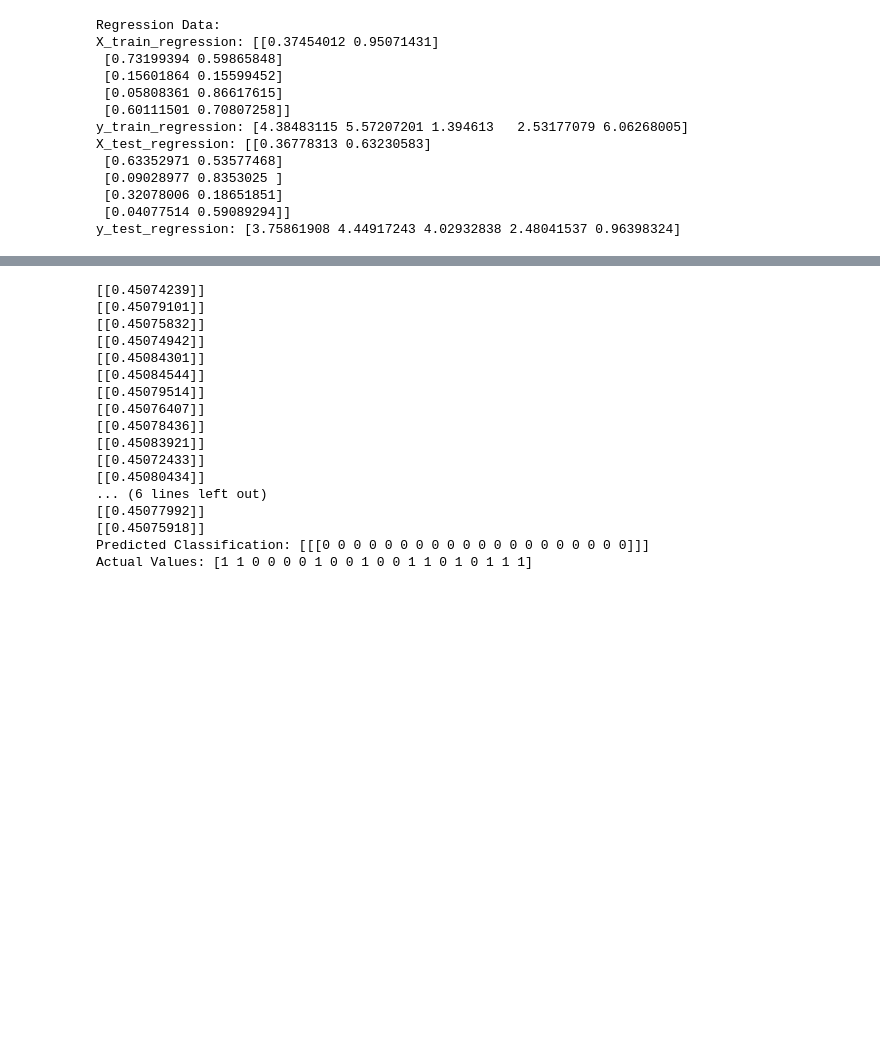
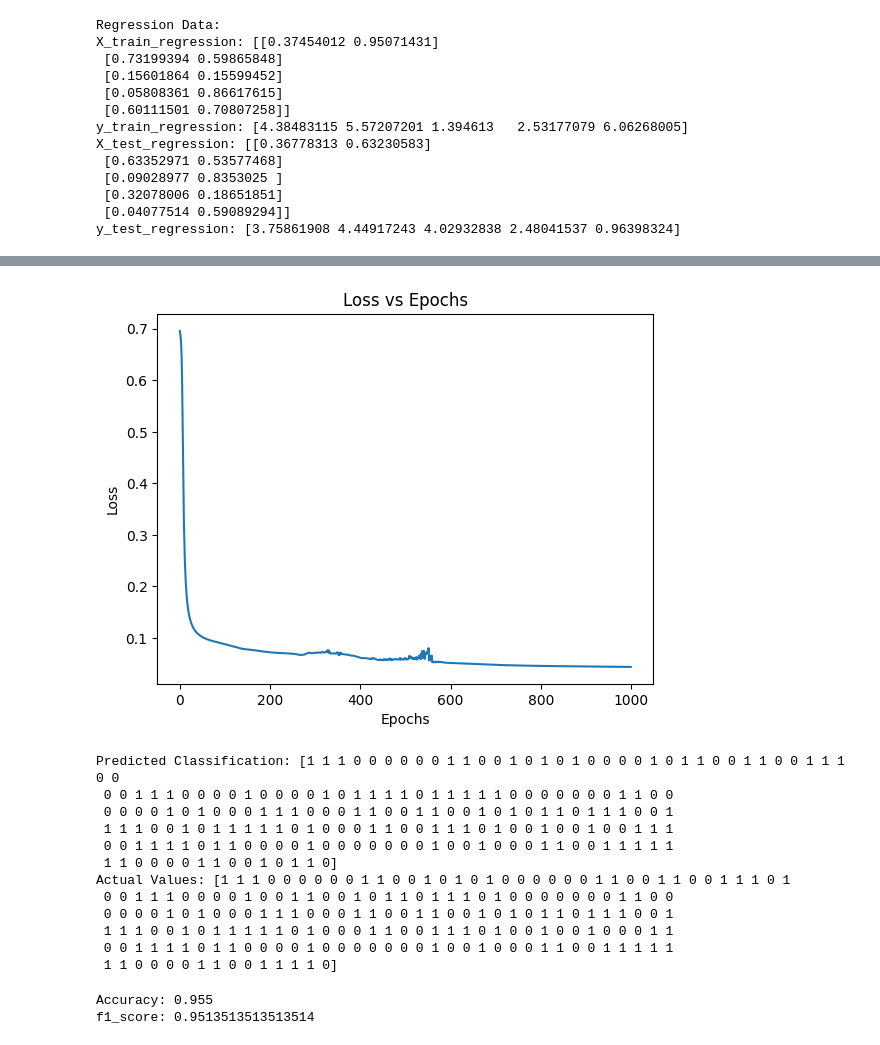
Before and after one commit to DaniyalAhm/scikit-learn_in_C-, a Jupyter notebook: Neural-Networks.ipynb, the cells around one changed output, grey strips where cells are left out. Saved outputs shown, nothing was run; the diff lists cells and outputs as text; code cells hidden in the pictures; blank space fills up the shorter version.

Commit message:
finished a simple neural network for classifcation

```diff
--- a/Neural-Networks.ipynb
+++ b/Neural-Networks.ipynb
@@ -685,7 +683,7 @@ import numpy as np
 np.random.seed(42)
 
 # Generate synthetic data for classification with 10 features
-num_samples = 10_000
+num_samples = 1000
 num_features = 10
 x_classification = np.random.rand(num_samples, num_features)
 
@@ -809,6 +800,6 @@ y_test_classification: [3.75861908 4.44917243 4.02932838 2.48041537 0.96398324 3
  5.6906672  7.23398973]
 # %%
 # For Classification
-nn_classification = Simple_Nueral_Network(X_train_classification, y_train_classification, learning_rate=0.01, epochs=1000, tasktype='Classification', layer_neurons=500, hidden_layers=20)
+nn_classification = Simple_Nueral_Network(X_train_classification, y_train_classification, learning_rate=0.1, epochs=1000, tasktype='Classification', layer_neurons=20, hidden_layers=2)
 nn_classification.train()
 # %% [output]
@@ -832,22 +823,28 @@ Epoch: 80, Loss: 0.7187363424291767
+[figure, added]
 # %%
 predicted_classification = nn_classification.predict(X_test_classification)
-print("Predicted Classification:", predicted_classification.T)
-print("Actual Values:", y_test_classification)
+print("Predicted Classification:", predicted_classification.flatten())
+print("Actual Values:", y_test_classification.flatten())
 # %% [output]
-[[0.45074239]]
-[[0.45079101]]
-[[0.45075832]]
-[[0.45074942]]
-[[0.45084301]]
-[[0.45084544]]
-[[0.45079514]]
-[[0.45076407]]
-[[0.45078436]]
-[[0.45083921]]
-[[0.45072433]]
-[[0.45080434]]
-... (6 lines left out)
-[[0.45077992]]
-[[0.45075918]]
-Predicted Classification: [[[0 0 0 0 0 0 0 0 0 0 0 0 0 0 0 0 0 0 0 0]]]
-Actual Values: [1 1 0 0 0 0 1 0 0 1 0 0 1 1 0 1 0 1 1 1]
+Predicted Classification: [1 1 1 0 0 0 0 0 0 1 1 0 0 1 0 1 0 1 0 0 0 0 1 0 1 1 0 0 1 1 0 0 1 1 1 0 0
+ 0 0 1 1 1 0 0 0 0 1 0 0 0 0 1 0 1 1 1 1 0 1 1 1 1 1 0 0 0 0 0 0 0 1 1 0 0
+ 0 0 0 0 1 0 1 0 0 0 1 1 1 0 0 0 1 1 0 0 1 1 0 0 1 0 1 0 1 1 0 1 1 1 0 0 1
+ 1 1 1 0 0 1 0 1 1 1 1 1 0 1 0 0 0 1 1 0 0 1 1 1 0 1 0 0 1 0 0 1 0 0 1 1 1
+ 0 0 1 1 1 1 0 1 1 0 0 0 0 1 0 0 0 0 0 0 0 1 0 0 1 0 0 0 1 1 0 0 1 1 1 1 1
+ 1 1 0 0 0 0 1 1 0 0 1 0 1 1 0]
+Actual Values: [1 1 1 0 0 0 0 0 0 1 1 0 0 1 0 1 0 1 0 0 0 0 0 0 1 1 0 0 1 1 0 0 1 1 1 0 1
+ 0 0 1 1 1 0 0 0 0 1 0 0 1 1 0 0 1 0 1 1 0 1 1 1 0 1 0 0 0 0 0 0 0 1 1 0 0
+ 0 0 0 0 1 0 1 0 0 0 1 1 1 0 0 0 1 1 0 0 1 1 0 0 1 0 1 0 1 1 0 1 1 1 0 0 1
+ 1 1 1 0 0 1 0 1 1 1 1 1 0 1 0 0 0 1 1 0 0 1 1 1 0 1 0 0 1 0 0 1 0 0 0 1 1
+ 0 0 1 1 1 1 0 1 1 0 0 0 0 1 0 0 0 0 0 0 0 1 0 0 1 0 0 0 1 1 0 0 1 1 1 1 1
+ 1 1 0 0 0 0 1 1 0 0 1 1 1 1 0]
+# %%
+#metrics
+from sklearn.metrics import accuracy_score, mean_squared_error
+from sklearn.metrics import f1_score
+
+print("Accuracy:", accuracy_score(y_test_classification, predicted_classification.flatten()))
+print("f1_score:", f1_score(y_test_classification, predicted_classification.flatten()))
+# %% [output]
+Accuracy: 0.955
+f1_score: 0.9513513513513514
```
Also changed, not shown: parts of 7 cells of this notebook.
